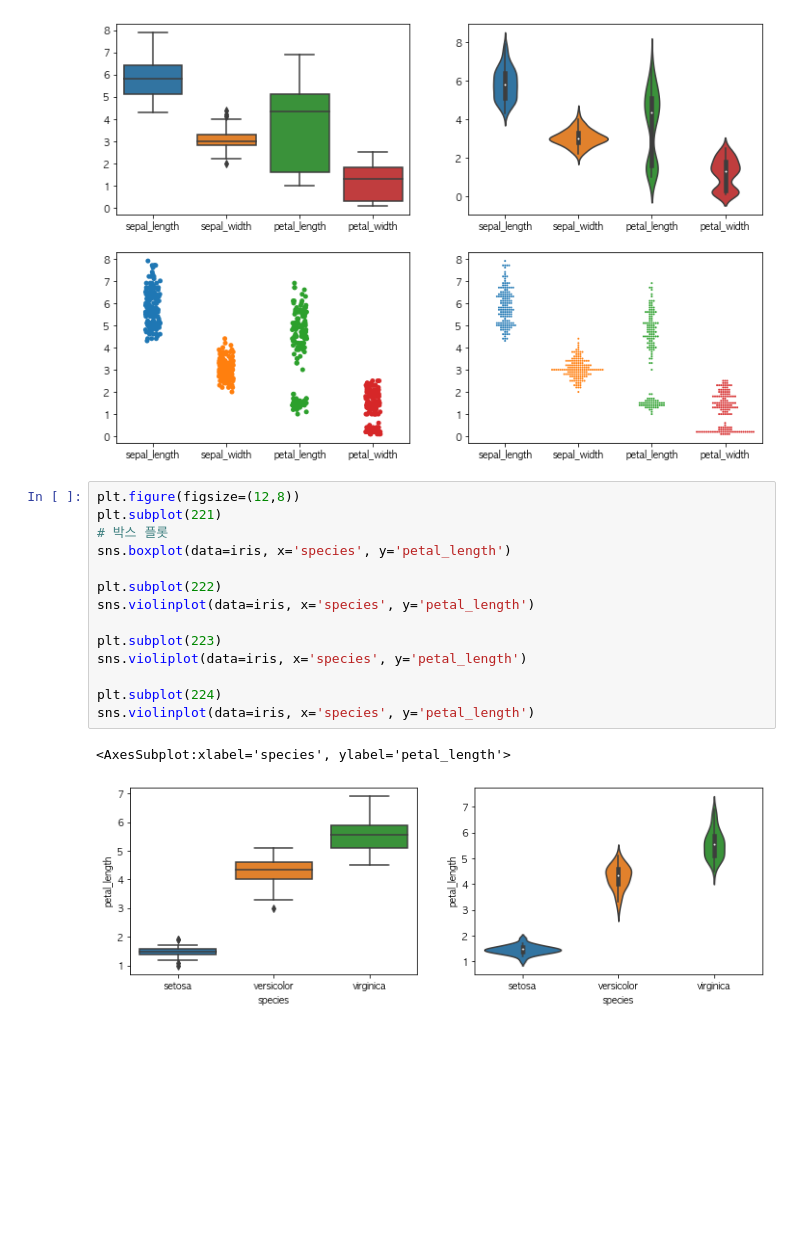
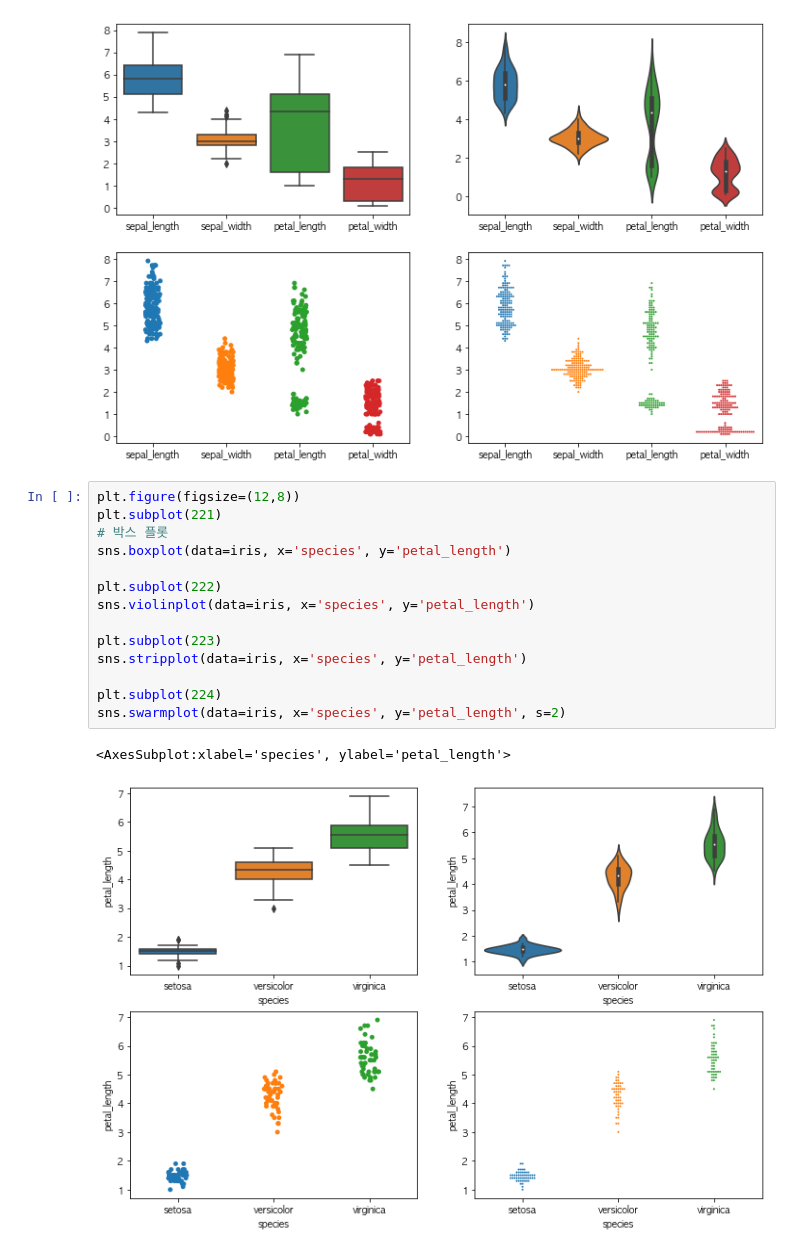
Before and after one commit to limetree-indigo/python-visualization, a Jupyter notebook: 07 seaborn 차트 그리기/07-4 seaborn-데이터의 분포를 나타내는 여러가지 그래프.ipynb, the cells around one changed output. Cells and saved outputs as stored; diff of their text form; blank space fills up the shorter version.

```diff
--- a/07 seaborn 차트 그리기/07-4 seaborn-데이터의 분포를 나타내는 여러가지 그래프.ipynb
+++ b/07 seaborn 차트 그리기/07-4 seaborn-데이터의 분포를 나타내는 여러가지 그래프.ipynb
@@ -88,17 +88,17 @@ plt.show()
 # %%
 plt.figure(figsize=(12,8))
 plt.subplot(221)
 # 박스 플롯
 sns.boxplot(data=iris, x='species', y='petal_length')
 
 plt.subplot(222)
 sns.violinplot(data=iris, x='species', y='petal_length')
 
 plt.subplot(223)
-sns.violiplot(data=iris, x='species', y='petal_length')
+sns.stripplot(data=iris, x='species', y='petal_length')
 
 plt.subplot(224)
-sns.violinplot(data=iris, x='species', y='petal_length')
+sns.swarmplot(data=iris, x='species', y='petal_length', s=2)
 # %% [output]
 <AxesSubplot:xlabel='species', ylabel='petal_length'>
-[figure, old version]
+[figure, new version]
```
Also changed, not shown: 12 other files.
